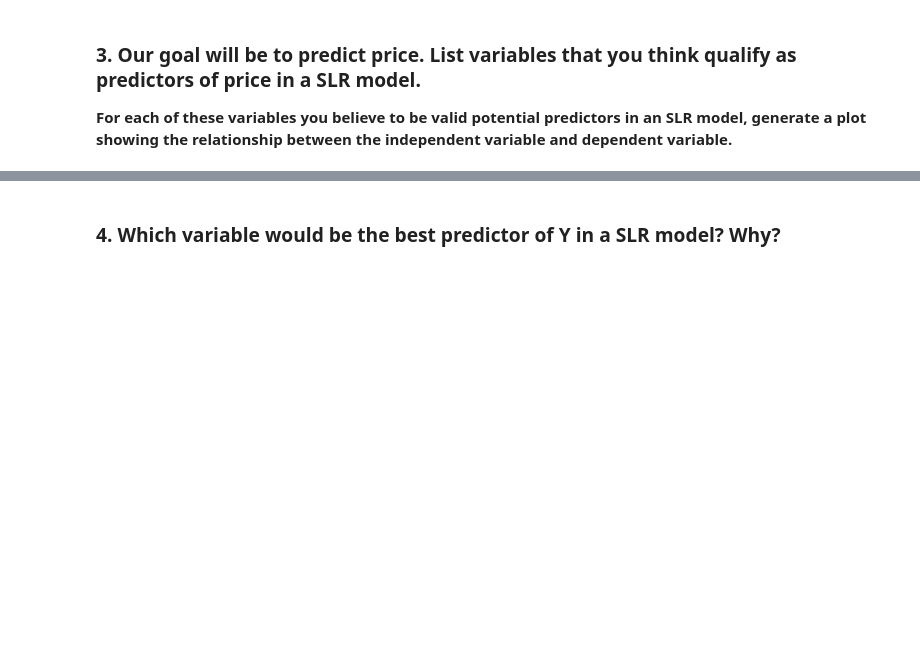
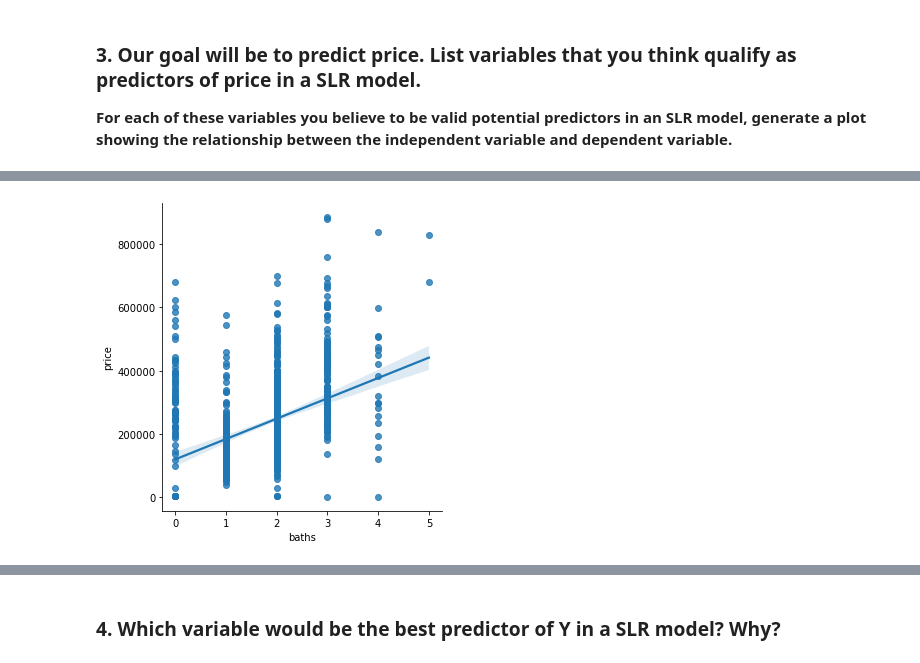
Before and after one commit to astever31/ds-project-12, a Jupyter notebook: simple-linear-regression-sacramento.ipynb, the cells around one changed output, grey strips where cells are left out. Cells and saved outputs as stored; diff of their text form; code cells hidden in the pictures; blank space fills up the shorter version.

```diff
--- a/simple-linear-regression-sacramento.ipynb
+++ b/simple-linear-regression-sacramento.ipynb
@@ -36,0 +125,5 @@ import scipy.stats
+# %%
+sns.lmplot(x='baths', y='price', data=df)
+plt.show()
+# %% [output]
+[figure, added]
```
Also changed, not shown: parts of 30 cells of this notebook.
